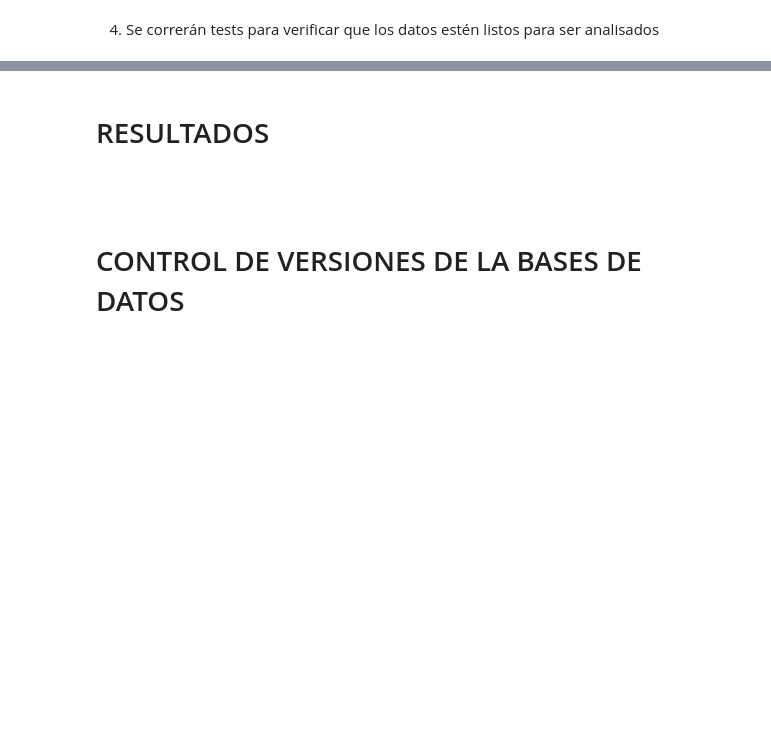
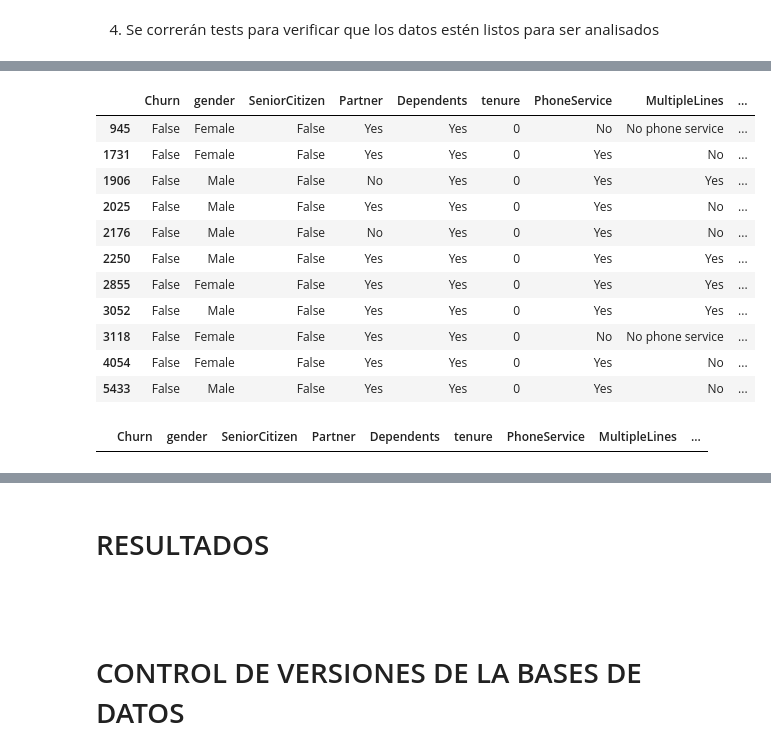
Before and after one commit to mauloredo/Challenge_Telecom_X, a Jupyter notebook: Challenge_Telecom_X.ipynb, the cells around one changed output, grey strips where cells are left out. Cells and saved outputs as stored; diff of their text form; code cells hidden in the pictures; blank space fills up the shorter version.

Commit message:
Dataframe transformado y limpio. Las 11 entradas faltantes en la columna TotalCharges se pusieron en 0.0

```diff
--- a/Challenge_Telecom_X.ipynb
+++ b/Challenge_Telecom_X.ipynb
@@ -858,0 +890,3 @@ memory usage: 284.1+ KB
+# %%
+df_churn_payment.rename(columns={'Charges.Monthly': 'MonthlyCharges'}, inplace=True)
+df_churn_payment.head()
@@ -858,0 +900,3 @@ memory usage: 284.1+ KB
+# %%
+df_churn_payment.rename(columns={'Charges.Total': 'TotalCharges'}, inplace=True)
+df_churn_payment.info()
@@ -858,0 +985,2 @@ memory usage: 284.1+ KB
+# %%
+df_churn_payment['TotalCharges'] = pd.to_numeric(df_churn_payment['TotalCharges'], errors='coerce')
@@ -858,0 +1007,15 @@ memory usage: 284.1+ KB
+# %%
+df_churn_payment[df_churn_payment['TotalCharges'].isna()]
+# %% [output]
+|  | Churn | gender | SeniorCitizen | Partner | Dependents | tenure | PhoneService | MultipleLines | ... |
+| 945 | False | Female | False | Yes | Yes | 0 | No | No phone service | ... |
+| 1731 | False | Female | False | Yes | Yes | 0 | Yes | No | ... |
+| 1906 | False | Male | False | No | Yes | 0 | Yes | Yes | ... |
+| 2025 | False | Male | False | Yes | Yes | 0 | Yes | No | ... |
+| 2176 | False | Male | False | No | Yes | 0 | Yes | No | ... |
+| 2250 | False | Male | False | Yes | Yes | 0 | Yes | Yes | ... |
+| 2855 | False | Female | False | Yes | Yes | 0 | Yes | Yes | ... |
+| 3052 | False | Male | False | Yes | Yes | 0 | Yes | Yes | ... |
+| 3118 | False | Female | False | Yes | Yes | 0 | No | No phone service | ... |
+| 4054 | False | Female | False | Yes | Yes | 0 | Yes | No | ... |
+| 5433 | False | Male | False | Yes | Yes | 0 | Yes | No | ... |
@@ -858,0 +1024,4 @@ memory usage: 284.1+ KB
+# %%
+df_churn_payment[df_churn_payment['TotalCharges'].isna()]
+# %% [output]
+|  | Churn | gender | SeniorCitizen | Partner | Dependents | tenure | PhoneService | MultipleLines | ... |
```
Also changed, not shown: parts of 16 cells of this notebook.
